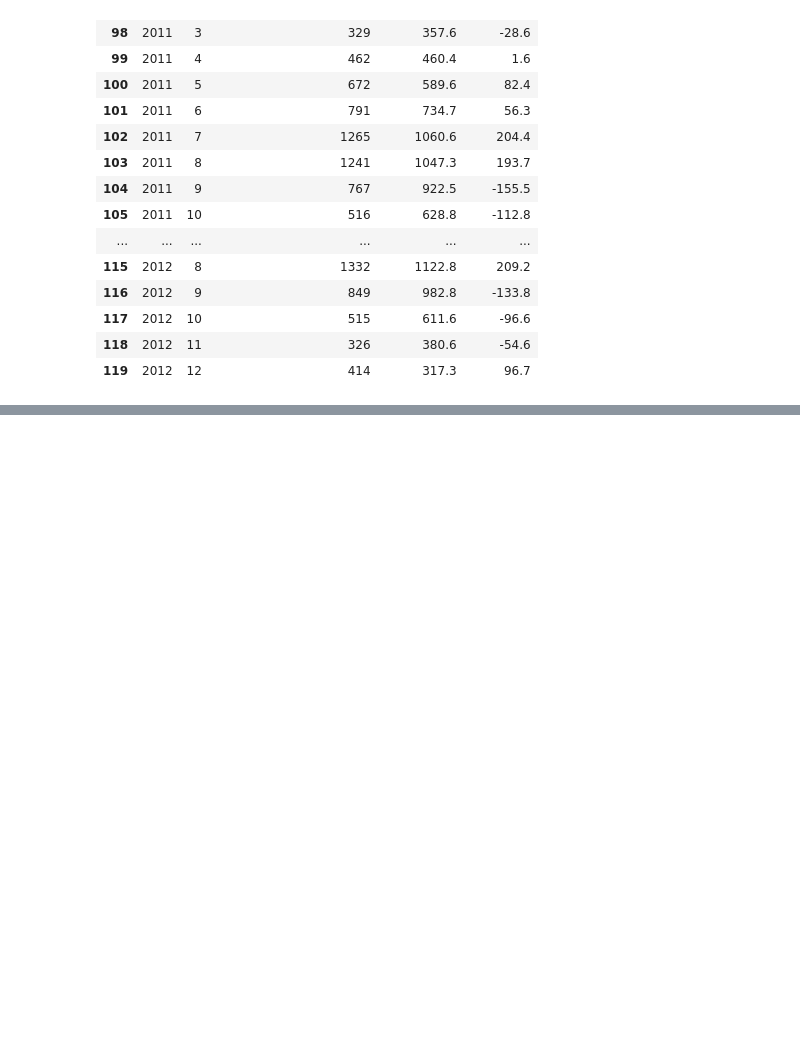
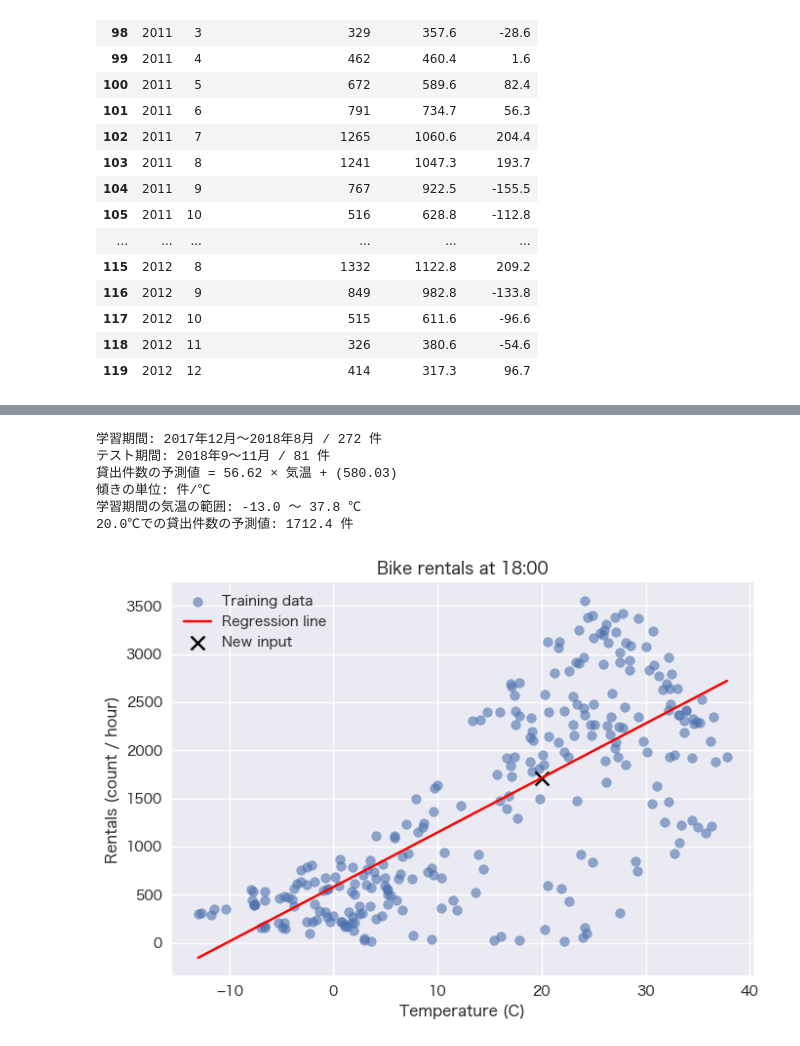
Before and after one commit to KazuhisaFujita/MachineLearning_training, a Jupyter notebook: notebook/lesson03_regression_basic_template.ipynb, the cells around one changed output, grey strips where cells are left out. Cells and saved outputs as stored; diff of their text form; code cells hidden in the pictures; blank space fills up the shorter version.

```diff
--- a/notebook/lesson03_regression_basic_template.ipynb
+++ b/notebook/lesson03_regression_basic_template.ipynb
@@ -491,0 +621,77 @@ display(comparison.round(1))
+# %%
+# ===== 演習B: 気温による単回帰 =====
+# TODO: 最初は20.0で実行し、次に学習期間の範囲内の別の気温に変える
+bike_input_temp = 20.0
+
+# 日本語表示用のライブラリを用意します。
+%pip install -q japanize-matplotlib
+
+# ----- データの準備（このセルだけで実行できます） -----
+from pathlib import Path
+from urllib.request import urlopen
+import numpy as np
+import pandas as pd
+import matplotlib.pyplot as plt
+import japanize_matplotlib
+japanize_matplotlib.japanize()
+from IPython.display import display
+from sklearn.linear_model import LinearRegression
+from sklearn.metrics import mean_absolute_error, mean_squared_error
+
+bike_path = Path('datasets/seoul_bike.csv')
+if not bike_path.exists() and Path('notebook/datasets/seoul_bike.csv').exists():
+    bike_path = Path('notebook/datasets/seoul_bike.csv')
+if not bike_path.exists():
+    bike_url = ('https://raw.githubusercontent.com/KazuhisaFujita/'
+                'MachineLearning_training/main/notebook/datasets/seoul_bike.csv')
+    with urlopen(bike_url, timeout=30) as response:
+        bike_csv = response.read()
+    bike_path.parent.mkdir(parents=True, exist_ok=True)
+    bike_path.write_bytes(bike_csv)
+
+bike_raw = pd.read_csv(bike_path, encoding='utf-8-sig')
+bike_raw['date'] = pd.to_datetime(bike_raw['Date'], format='%d/%m/%Y')
+# 時間帯による違いを混ぜないため、運用している日の18時だけを使います。
+bike = bike_raw.loc[
+    (bike_raw['Functioning Day'] == 'Yes') & (bike_raw['Hour'] == 18)
+].copy().sort_values('date')
+bike['weekday'] = bike['date'].dt.dayofweek  # 月曜=0、日曜=6
+bike_target = 'Rented Bike Count'
+bike_temp = 'Temperature(°C)'
+bike_features = [bike_temp, 'Humidity(%)', 'Rainfall(mm)', 'Wind speed (m/s)']
+# 時間順に分割します。相関・学習・平均の計算には学習期間だけを使います。
+bike_train = bike[bike['date'] < '2018-09-01'].copy()
+bike_test = bike[bike['date'] >= '2018-09-01'].copy()
+print('学習期間: 2017年12月〜2018年8月 /', len(bike_train), '件')
+print('テスト期間: 2018年9〜11月 /', len(bike_test), '件')
+
+bike_single = LinearRegression().fit(bike_train[[bike_temp]], bike_train[bike_target])
+print(f'貸出件数の予測値 = {bike_single.coef_[0]:.2f} × 気温 + ({bike_single.intercept_:.2f})')
+print('傾きの単位: 件/℃')
+bike_min_temp = bike_train[bike_temp].min()
+bike_max_temp = bike_train[bike_temp].max()
+print('学習期間の気温の範囲:', bike_min_temp, '〜', bike_max_temp, '℃')
+if not bike_min_temp <= bike_input_temp <= bike_max_temp:
+    raise ValueError('入力する気温を、表示された学習期間の範囲内にしてください。')
+bike_new = pd.DataFrame({bike_temp: [bike_input_temp]})
+print(f'{bike_input_temp}℃での貸出件数の予測値: {bike_single.predict(bike_new)[0]:.1f} 件')
+
+bike_line = pd.DataFrame({bike_temp: np.linspace(bike_min_temp, bike_max_temp, 100)})
+plt.figure(figsize=(7, 5))
+plt.scatter(bike_train[bike_temp], bike_train[bike_target], alpha=0.6, label='学習期間の実測値')
+plt.plot(bike_line[bike_temp], bike_single.predict(bike_line), color='red', label='回帰直線')
+plt.scatter(bike_input_temp, bike_single.predict(bike_new)[0], color='black', marker='x', s=100, label='新しい入力の予測値')
+plt.xlabel('気温（℃）')
+plt.ylabel('貸出件数（件/時間）')
+plt.title('18時のレンタサイクル貸出件数')
+plt.legend()
+plt.tight_layout()
+plt.show()
+# %% [output]
+学習期間: 2017年12月〜2018年8月 / 272 件
+テスト期間: 2018年9〜11月 / 81 件
+貸出件数の予測値 = 56.62 × 気温 + (580.03)
+傾きの単位: 件/℃
+学習期間の気温の範囲: -13.0 〜 37.8 ℃
+20.0℃での貸出件数の予測値: 1712.4 件
+[figure, added]
```
Also changed, not shown: parts of 11 cells of this notebook, 12 other files.
